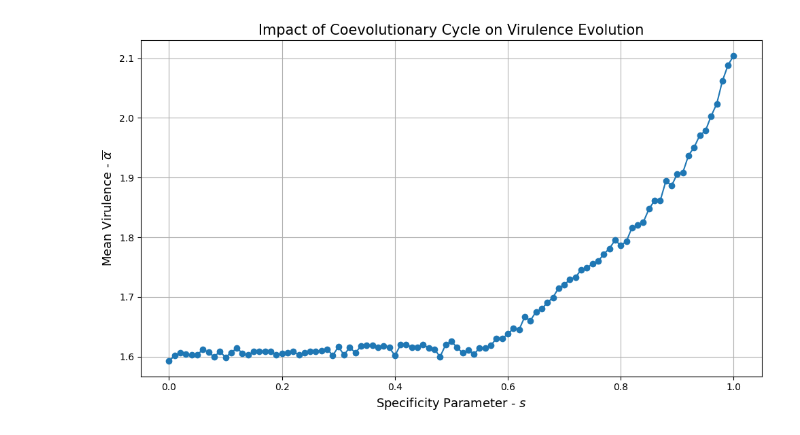
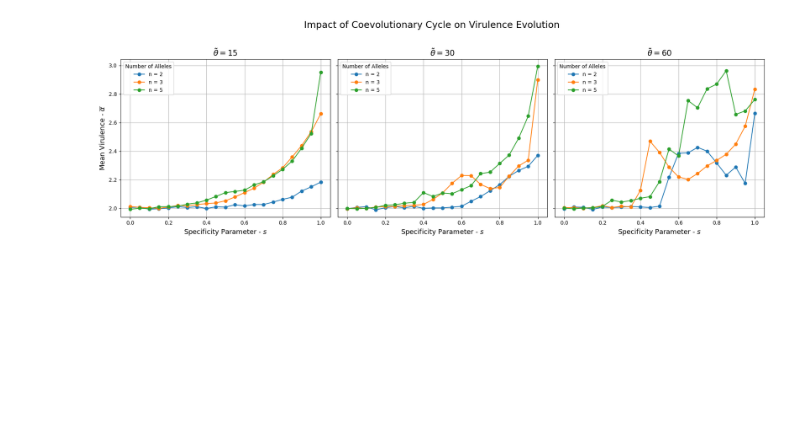
Before and after one commit to dxanielkm/RedQueenVirulence, a Jupyter notebook: ParameterSweep/Specificity-Sweep/specificity_sweep_analysis.ipynb, the cells around one changed output. Cells and saved outputs as stored; diff of their text form; code cells hidden in the pictures; blank space fills up the shorter version.

```diff
--- a/ParameterSweep/Specificity-Sweep/specificity_sweep_analysis.ipynb
+++ b/ParameterSweep/Specificity-Sweep/specificity_sweep_analysis.ipynb
@@ -1,20 +1,77 @@
 # %%
+import os
 import pandas as pd
 import matplotlib.pyplot as plt
 
-# Read the simulation results from the CSV file
-data = pd.read_csv('specificity_sweep_results.csv')
+# List of directories (each corresponding to a different theta value)
+directories = ["theta15", "theta30", "theta60"]
 
-# Sort the data by 's' to ensure the line chart connects points in order
-data = data.sort_values(by='s')
+# List of CSV files and the corresponding allele number for each file.
+allele_files = [
+    ("specificity_sweep_results_n=2.csv", 2),
+    ("specificity_sweep_results_n=3.csv", 3),
+    ("specificity_sweep_results_n=5.csv", 5)
+]
 
-# Create the line chart
-plt.figure(figsize=(10, 6))
-plt.plot(data['s'], data['MeanAlpha'], marker='o', linestyle='-')
-plt.title('Impact of Coevolutionary Cycle on Virulence Evolution', fontsize=15)
-plt.xlabel('Specificity Parameter - $s$', fontsize=13)
-plt.ylabel('Mean Virulence - $\\overline{\\alpha}$', fontsize=13)
-plt.grid(True)
-plt.tight_layout()
-plt.savefig('specificity_sweep.png', dpi=500)
+# First, compute the global y-axis limits across all files.
+global_min = float('inf')
+global_max = -float('inf')
+
+for d in directories:
+    for filename, n_value in allele_files:
+        fullpath = os.path.join(d, filename)
+        try:
+            data = pd.read_csv(fullpath)
+            if data.empty:
+                print(f"Warning: {fullpath} is empty. Skipping.")
+                continue
+            current_min = data['MeanAlpha'].min()
+            current_max = data['MeanAlpha'].max()
+            if current_min < global_min:
+                global_min = current_min
+            if current_max > global_max:
+                global_max = current_max
+        except pd.errors.EmptyDataError:
+            print(f"Warning: {fullpath} is empty. Skipping.")
+            continue
+
+global_min -= 0.05
+global_max += 0.05
+
+print(f"Global y-axis limits: {global_min} to {global_max}")
+
+# Create a single figure with 1 row and 3 columns.
+fig, axes = plt.subplots(1, 3, figsize=(18, 6), sharey=True)
+
+# Loop over directories and plot each in its corresponding subplot.
+for ax, d in zip(axes, directories):
+    for filename, n_value in allele_files:
+        fullpath = os.path.join(d, filename)
+        try:
+            data = pd.read_csv(fullpath)
+            if data.empty:
+                print(f"Warning: {fullpath} is empty. Skipping plotting for this file.")
+                continue
+            data = data.sort_values(by='s')
+            ax.plot(data['s'], data['MeanAlpha'], marker='o', linestyle='-', label=f'n = {n_value}')
+        except pd.errors.EmptyDataError:
+            print(f"Warning: {fullpath} is empty. Skipping plotting for this file.")
+            continue
+    # Extract the theta value from the directory name.
+    theta_val = d.replace("theta", "")
+    # Use double curly braces to escape the literal braces for LaTeX formatting.
+    ax.set_title(r'$\tilde{{\theta}} = {}$'.format(theta_val), fontsize=15)
+    ax.set_xlabel('Specificity Parameter - $s$', fontsize=13)
+    ax.grid(True)
+    ax.legend(title='Number of Alleles')
+
+# Set common y-axis label and limits
+axes[0].set_ylabel('Mean Virulence - $\\overline{\\alpha}$', fontsize=13)
+plt.ylim(global_min, global_max)
+plt.suptitle('Impact of Coevolutionary Cycle on Virulence Evolution', fontsize=18)
+plt.tight_layout(rect=[0, 0, 1, 0.95])
+
+# Save the combined figure
+plt.savefig('combined_specificity_sweep.png', dpi=500)
+plt.show()
 # %% [output]
@@ -21 +79 @@ plt.savefig('specificity_sweep.png', dpi=500)
-[figure, old version]
+[figure, new version]
```
Also changed, not shown: parts of 1 cell of this notebook, 27 other files.
